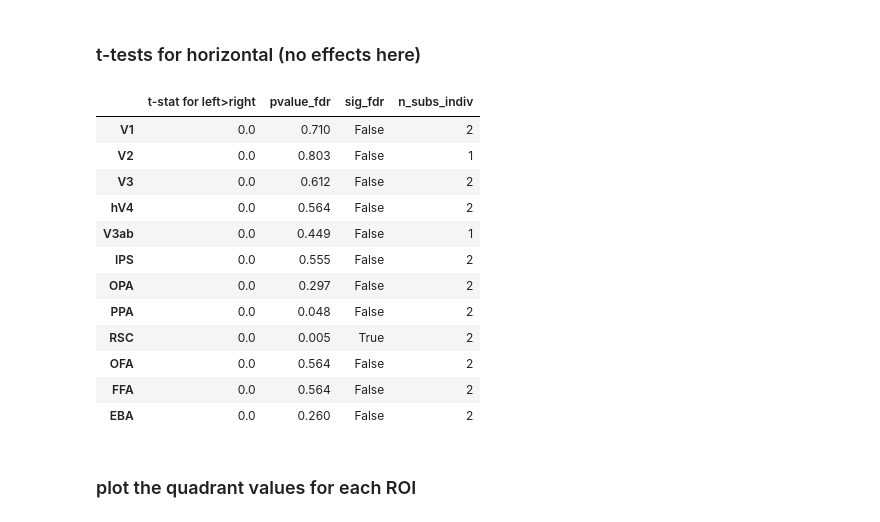
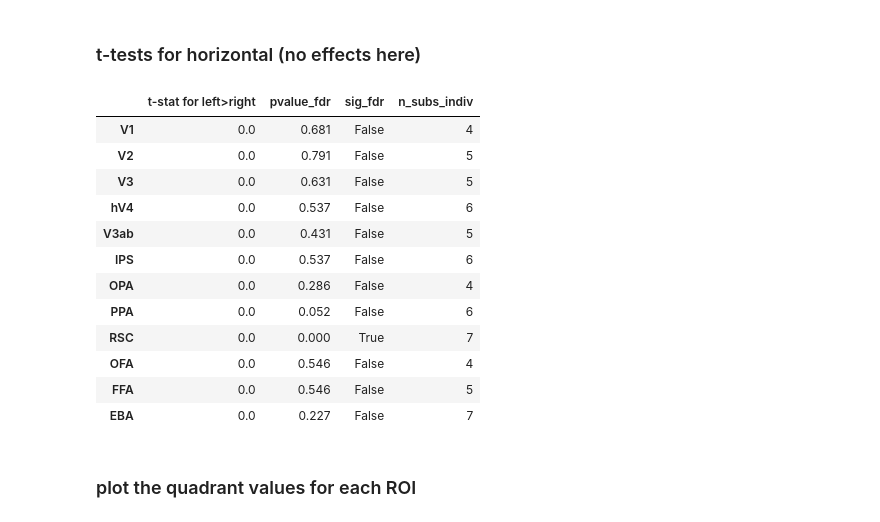
Before and after one commit to mmhenderson/image_stats_gabor, a Jupyter notebook: plot_prfs/plot_prf_coverage_gabor.ipynb, the cells around one changed output. Saved outputs shown, nothing was run; the diff lists cells and outputs as text; code cells hidden in the pictures.

```diff
--- a/plot_prfs/plot_prf_coverage_gabor.ipynb
+++ b/plot_prfs/plot_prf_coverage_gabor.ipynb
@@ -153,26 +130,0 @@ array([1.62015589e-05, 1.62015589e-05, 1.62015589e-05, 1.62015589e-05,
-# %%
-all_comb_prfs = copy.deepcopy(prf_coverage['all_mean_prfs'])
-# all_comb_prfs /= np.max(np.max(all_comb_prfs, axis=0), axis=0)
-
-for rr in range(n_rois):
-    clims = [np.min(all_comb_prfs[:,:,rr,:]), np.max(all_comb_prfs[:,:,rr,:])]
-
-    plt.figure(figsize=(12,6));
-
-    for si in range(n_subjects):
-        plt.subplot(2,4,si+1)
-
-        plt.pcolormesh(all_comb_prfs[:,:,rr,si],vmin=clims[0], vmax=clims[1])
-        # plt.colorbar()
-        plt.axis('square')
-        plt.gca().invert_yaxis()
-        plt.axvline(image_size/2, color=[0.8, 0.8, 0.8])
-        plt.axhline(image_size/2, color=[0.8, 0.8, 0.8])
-        plt.xticks([])
-        plt.yticks([])
-        plt.title('S%d'%(si+1))
-        if si==4:
-            plt.xlabel('left-right axis')
-            plt.ylabel('down-up axis')
-
-    plt.suptitle('%s'%roi_names[rr])
@@ -323,50 +253,50 @@ pvals_horiz = np.zeros((n_rois,),dtype=float)
 pvals_nonpar_horiz = np.zeros((n_rois,),dtype=float)
 n_subs_samedir = np.zeros((n_rois,),dtype=int)
 
 rndseed = 232444
 for rr in range(n_rois):
 
-    left_values = mean_each_quad[rr,:,[0,2]].ravel()
-    right_values = mean_each_quad[rr,:,[1,3]].ravel()
+    left_values = np.take(mean_each_quad[rr,:,:],[0,2],axis=1)
+    right_values = np.take(mean_each_quad[rr,:,:],[1,3],axis=1)
 
-    stats = scipy.stats.ttest_rel(left_values, right_values)
+    stats = scipy.stats.ttest_rel(left_values.ravel(), right_values.ravel())
 
     tstats_vert[rr] = stats.statistic
     pvals_vert[rr] = stats.pvalue
 
-    p, d = stats_utils.paired_ttest_nonpar(left_values, right_values, \
+    p, d = stats_utils.paired_ttest_nonpar(left_values.ravel(), right_values.ravel(), \
                                            n_iter=10000, rndseed=rndseed)
     pvals_nonpar_horiz[rr] = p
 
-    subj_diffs = np.mean(mean_each_quad[rr,:,[0,2]], axis=1) - np.mean(mean_each_quad[rr,:,[1,3]], axis=1)
+    subj_diffs = np.mean(left_values, axis=1) - np.mean(right_values, axis=1)
     n_subs_samedir[rr] = np.maximum(np.sum(subj_diffs>0), np.sum(subj_diffs<0))
 
 # p_values = pvals_horiz
 p_values = pvals_nonpar_horiz
 orig_shape = p_values.shape
 mask_fdr, pvals_fdr = statsmodels.stats.multitest.fdrcorrection(p_values.ravel(), alpha=0.01)
 mask_fdr = np.reshape(mask_fdr, orig_shape)
 pvals_fdr = np.reshape(pvals_fdr, orig_shape)
 
 horiz_df = pd.DataFrame({'t-stat for left>right': tstats_horiz, \
                            'pvalue_fdr': pvals_fdr, 'sig_fdr': mask_fdr, 'n_subs_indiv': n_subs_samedir}, \
                           index=roi_names)
 mask_fdr_horiz = mask_fdr
 horiz_df.round(3)
 # %% [output]
 |  | t-stat for left>right | pvalue_fdr | sig_fdr | n_subs_indiv |
-| V1 | 0.0 | 0.710 | False | 2 |
-| V2 | 0.0 | 0.803 | False | 1 |
-| V3 | 0.0 | 0.612 | False | 2 |
-| hV4 | 0.0 | 0.564 | False | 2 |
-| V3ab | 0.0 | 0.449 | False | 1 |
-| IPS | 0.0 | 0.555 | False | 2 |
-| OPA | 0.0 | 0.297 | False | 2 |
-| PPA | 0.0 | 0.048 | False | 2 |
-| RSC | 0.0 | 0.005 | True | 2 |
-| OFA | 0.0 | 0.564 | False | 2 |
-| FFA | 0.0 | 0.564 | False | 2 |
-| EBA | 0.0 | 0.260 | False | 2 |
+| V1 | 0.0 | 0.681 | False | 4 |
+| V2 | 0.0 | 0.791 | False | 5 |
+| V3 | 0.0 | 0.631 | False | 5 |
+| hV4 | 0.0 | 0.537 | False | 6 |
+| V3ab | 0.0 | 0.431 | False | 5 |
+| IPS | 0.0 | 0.537 | False | 6 |
+| OPA | 0.0 | 0.286 | False | 4 |
+| PPA | 0.0 | 0.052 | False | 6 |
+| RSC | 0.0 | 0.000 | True | 7 |
+| OFA | 0.0 | 0.546 | False | 4 |
+| FFA | 0.0 | 0.546 | False | 5 |
+| EBA | 0.0 | 0.227 | False | 7 |
 # %% [markdown]
 ### plot the quadrant values for each ROI
 # %%
```
Also changed, not shown: parts of 59 cells of this notebook, 14 other files.
